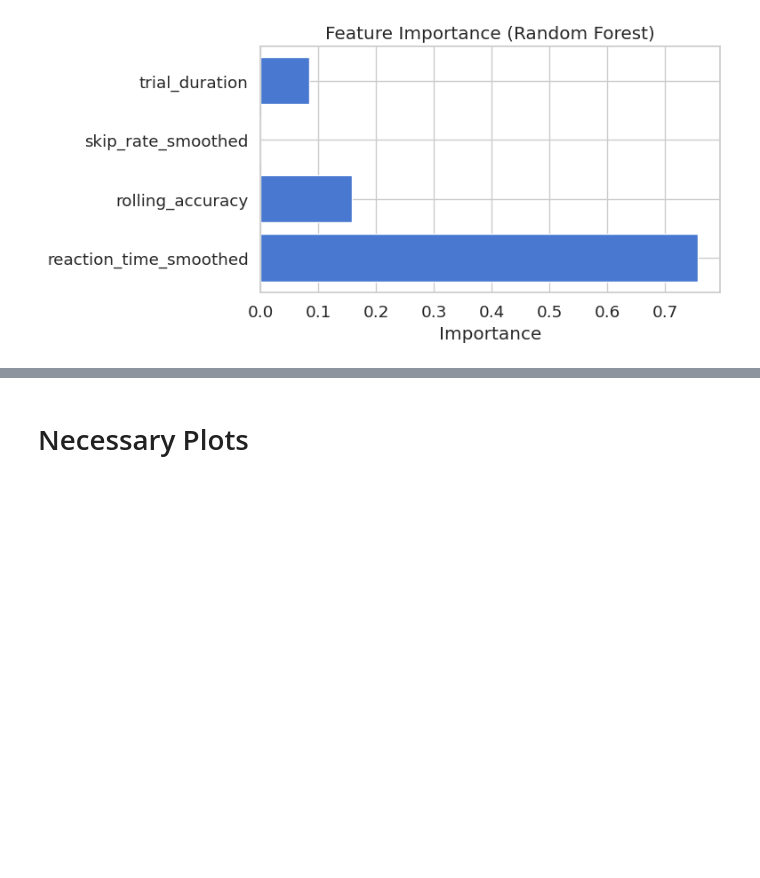
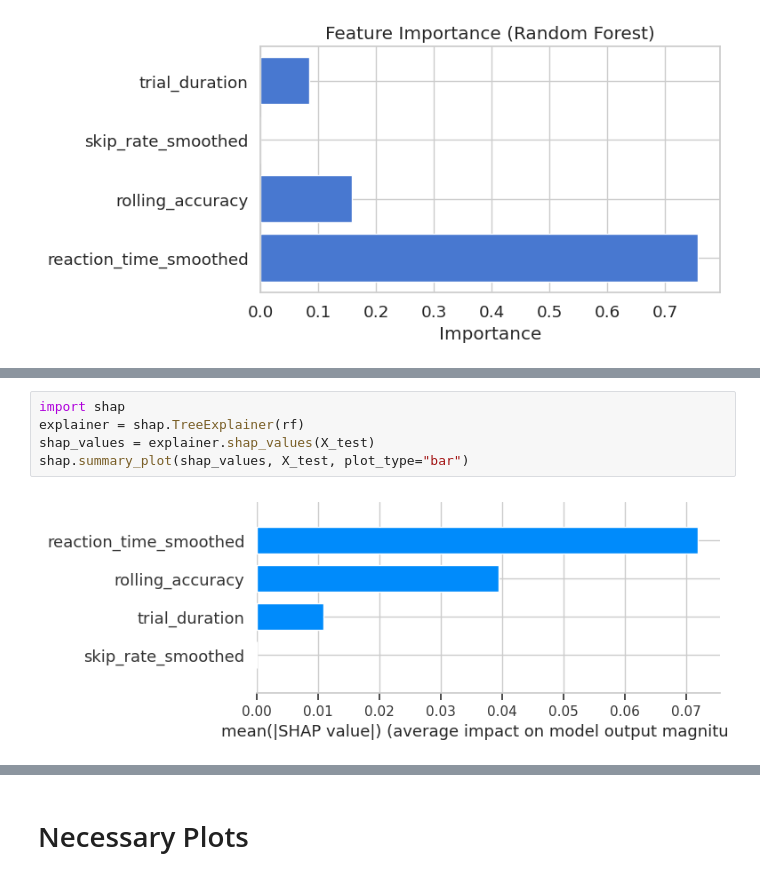
Before and after one commit to gaixen/BCS_recruitment, a Jupyter notebook: Are You Bored Yet?/demo_solution.ipynb, the cells around one changed output, grey strips where cells are left out. Drawn from its saved outputs; the diff is of its cells as text; blank space fills up the shorter version.

```diff
--- a/Are You Bored Yet?/demo_solution.ipynb
+++ b/Are You Bored Yet?/demo_solution.ipynb
@@ -312,0 +328,7 @@ plt.show()
+# %%
+import shap
+explainer = shap.TreeExplainer(rf)
+shap_values = explainer.shap_values(X_test)
+shap.summary_plot(shap_values, X_test, plot_type="bar")
+# %% [output]
+[figure, added]
```
Also changed, not shown: parts of 7 cells of this notebook.
